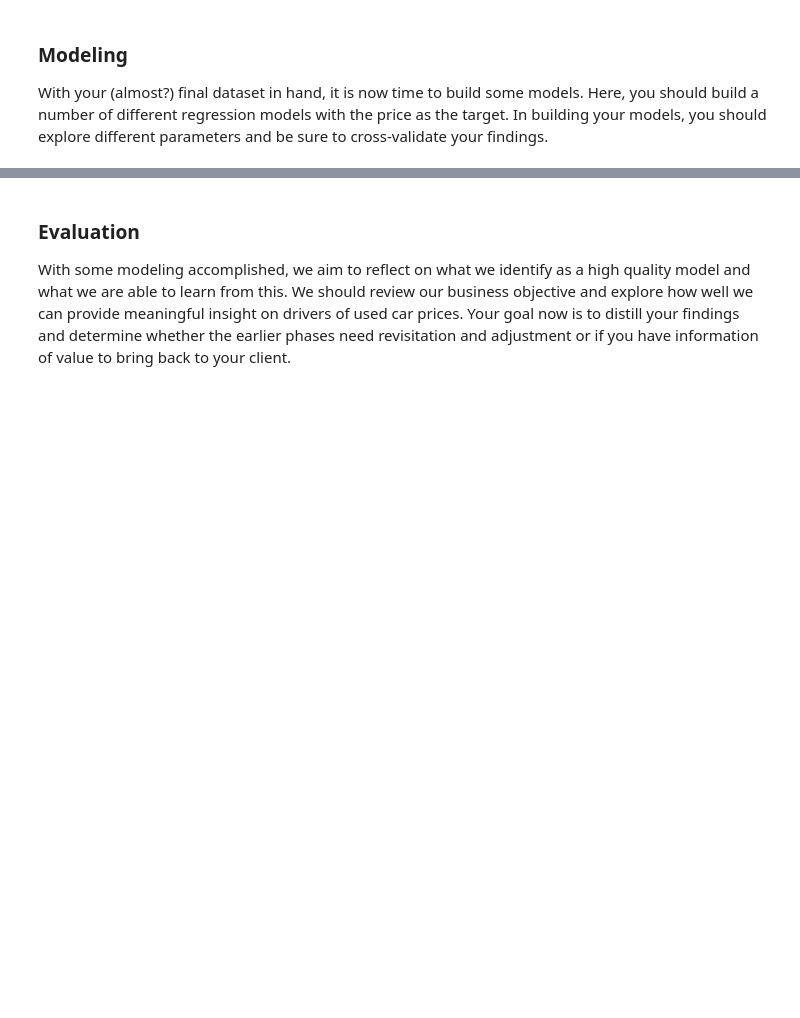
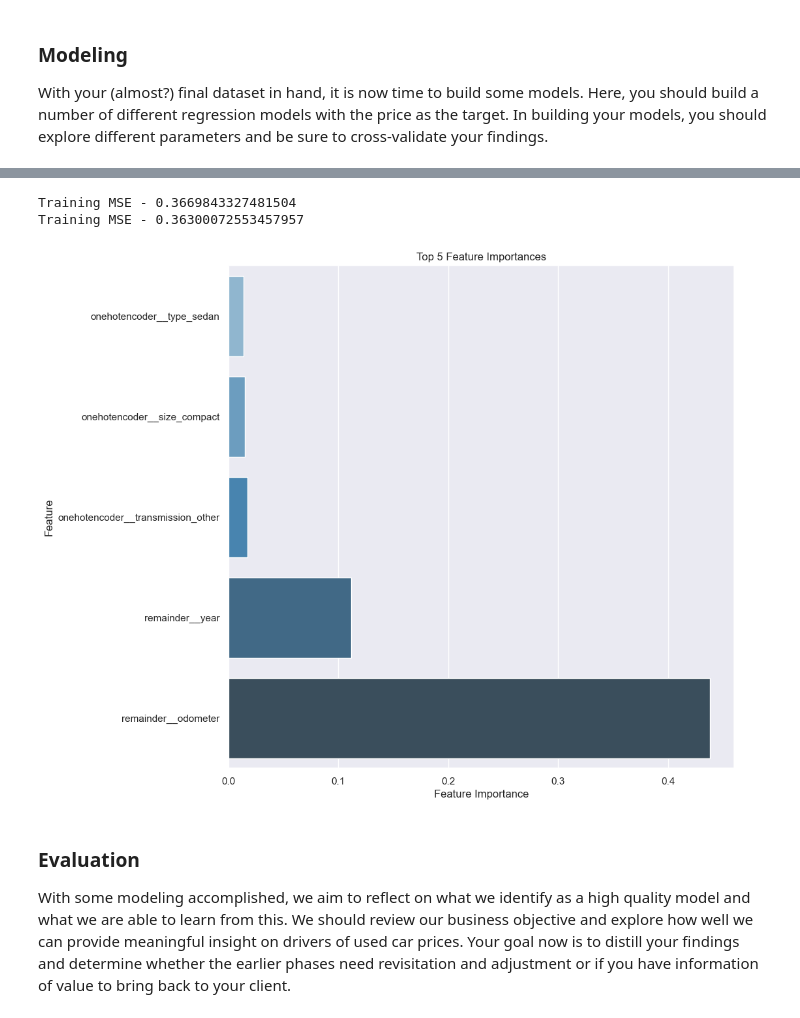
Before and after one commit to maskbit/usedcar-pricing, a Jupyter notebook: prompt_II.ipynb, the cells around one changed output, grey strips where cells are left out. Drawn from its saved outputs; the diff is of its cells as text; code cells hidden in the pictures; blank space fills up the shorter version.

```diff
--- a/prompt_II.ipynb
+++ b/prompt_II.ipynb
@@ -178 +178,5 @@ plt.show()
+# %%
+#Since Id, VIN is not relevant for price prediction, we can drop the column
+# Due to high cardinality and its relevance in large dataset - region and model can be dropped as well
+df.drop(columns={'id', 'VIN', 'region', 'model', 'state'}, inplace=True)
 # %%
@@ -227,7 +298,7 @@ print(lso_grid.best_score_)
 # %%
 # Ridge Regression for User Car Price Prediction
 
-pipe2 = Pipeline([('transformer', transformer),
+pipe2 = Pipeline([('transformer', one_transformer),
                  ('rdg', Ridge(random_state=42))])
 
 rdg_param_grid = {
@@ -243,7 +356,7 @@ print(rdg_grid.best_score_)
 # %%
 #Decision Tree Regression for User Car Price Prediction
 
-pipe3 = Pipeline([('transformer', transformer),
+pipe3 = Pipeline([('transformer', one_transformer),
                  ('dtr', DecisionTreeRegressor(random_state=42))])
 
 dtr_param_grid = {
@@ -281,14 +468,26 @@ print(gbr_grid.best_score_)
+# %%
+y_pred_gbr_grid_train = gbr_grid.best_estimator_.predict(X_train)
+y_pred_gbr_grid_test = gbr_grid.best_estimator_.predict(X_test)
+
+print(f'Training MSE - {mean_squared_error(y_train, y_pred_gbr_grid_train)}')
+print(f'Training MSE - {mean_squared_error(y_test, y_pred_gbr_grid_test)}')
+# %% [output]
+Training MSE - 0.3669843327481504
+Training MSE - 0.36300072553457957
 # %%
-# Plot feature importances
-feature_importances = pd.Series(gbr_pipe.named_steps.gbr.feature_importances_, index=gbr_pipe[:-1].get_feature_names_out())
+# Plot feature importances from Decision Tree Regressor
+
+feature_importances = pd.Series(dtr_grid.best_estimator_.named_steps.dtr.feature_importances_, index=dtr_grid.best_estimator_.named_steps.transformer.get_feature_names_out())
 top_n = 5
 sorted_feature_importances = feature_importances.sort_values()[-top_n:]
 plt.figure(figsize=(10,10))
 sns.barplot(x=sorted_feature_importances.values, y=sorted_feature_importances.index, orient="h", palette="Blues_d")
 plt.title("Top {} Feature Importances".format(top_n))
 plt.xlabel("Feature Importance")
 plt.ylabel("Feature")
 plt.show()
+# %% [output]
+[figure, added]
 # %% [markdown]
 ### Evaluation
 
```
Also changed, not shown: parts of 21 cells of this notebook, 7 other files.
